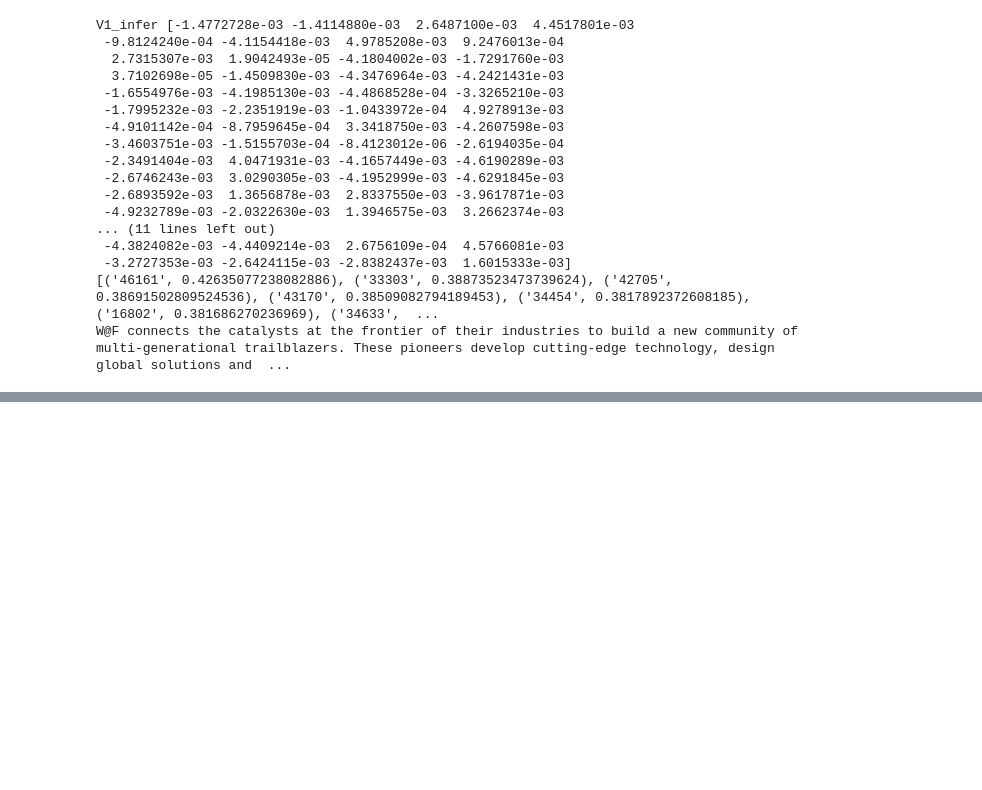
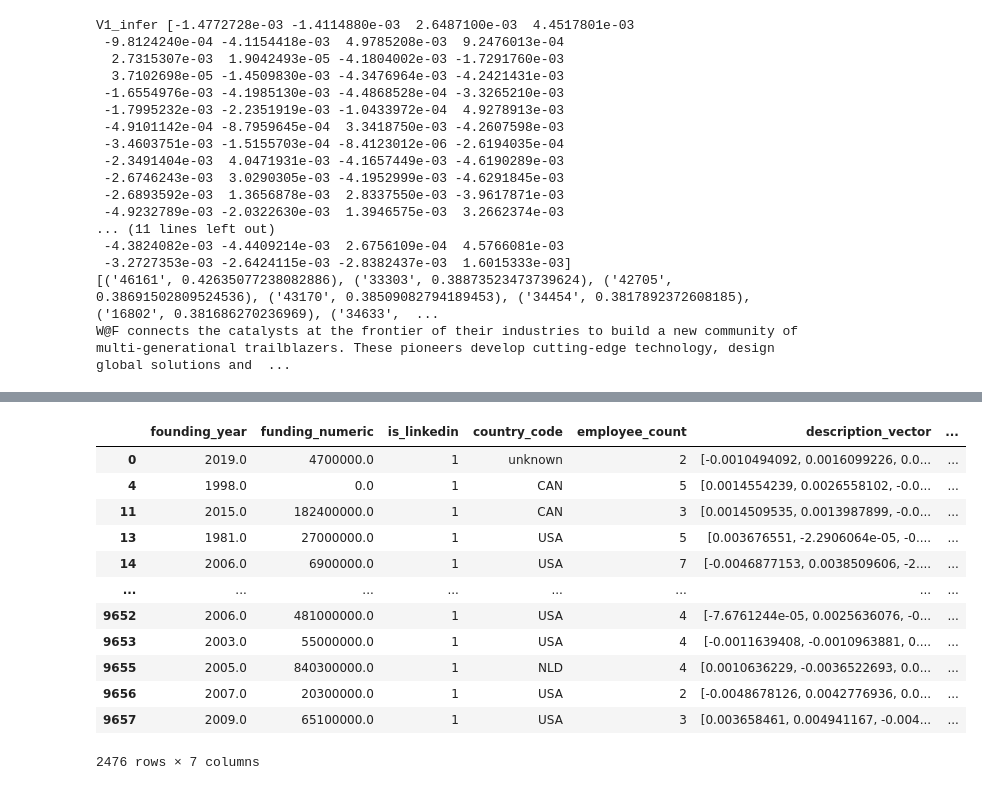
Before and after one commit to csynbiosys/dissertations-2021-info, a Jupyter notebook: kasturi_mitra_find/classification/preprocessing_for_classification.ipynb, the cells around one changed output, grey strips where cells are left out. Cells and saved outputs as stored; diff of their text form; code cells hidden in the pictures; blank space fills up the shorter version.

```diff
--- a/kasturi_mitra_find/classification/preprocessing_for_classification.ipynb
+++ b/kasturi_mitra_find/classification/preprocessing_for_classification.ipynb
@@ -137,16 +271,16 @@ W@F connects the catalysts at the frontier of their industries to build a new co
 model= Doc2Vec.load("d2v.model")
 # %%
 # create new column to store vectors
-corepo_orgs['description_vector'] = None
+corepo_preprocessed['description_vector'] = None
 # force convert description column to string
-corepo_orgs['description'] = corepo_orgs['description'].astype(str)
+corepo_preprocessed['description'] = corepo_orgs['description'].astype(str)
 # %%
-for i in range(0, len(corepo_orgs)):
+for i in range(0, len(corepo_preprocessed)):
     print(i, end=' ')
-    text = corepo_orgs.iloc[i]['description']
+    text = corepo_preprocessed.iloc[i]['description']
     text = ' '.join(text.split()).lower()
     vector = model.infer_vector(test_data)
-    corepo_orgs['description_vector'].iloc[i] = vector
+    corepo_preprocessed['description_vector'].iloc[i] = vector
 # %% [output]
 0 1 2 3 4 5 6 7 8 9 10 11 12 13 14 15 16 17 18 19 20 21 22 23 24 25 26 27 28 29 30 31 32 33 34 35 36 37 38 39 40 41 42 43 44 45 46 47 48 49 50 51 52 53 54 55 56 57 58 59 60 61 62 63 64 65 66 67 68 69  ...
 A value is trying to be set on a copy of a slice from a DataFrame
@@ -201,0 +291,2 @@ KeyboardInterrupt:
+# %%
+corepo_preprocessed = corepo_preprocessed.drop(columns=['description'])
@@ -201,0 +297,6 @@ KeyboardInterrupt:
+# %%
+corepo_preprocessed['startup'] = corepo_orgs['last_funding_type']
+corepo_preprocessed = corepo_preprocessed[corepo_preprocessed['startup'].notnull()]
+corepo_preprocessed['startup'] = corepo_orgs['last_funding_type'].isin(['series_a', 'angel', 'seed', 'pre_seed'])
+# corepo_preprocessed['startup']
+corepo_preprocessed['startup']
@@ -201,0 +316,16 @@ KeyboardInterrupt:
+# %%
+corepo_preprocessed
+# %% [output]
+|  | founding_year | funding_numeric | is_linkedin | country_code | employee_count | description_vector | ... |
+| 0 | 2019.0 | 4700000.0 | 1 | unknown | 2 | [-0.0010494092, 0.0016099226, 0.0... | ... |
+| 4 | 1998.0 | 0.0 | 1 | CAN | 5 | [0.0014554239, 0.0026558102, -0.0... | ... |
+| 11 | 2015.0 | 182400000.0 | 1 | CAN | 3 | [0.0014509535, 0.0013987899, -0.0... | ... |
+| 13 | 1981.0 | 27000000.0 | 1 | USA | 5 | [0.003676551, -2.2906064e-05, -0.... | ... |
+| 14 | 2006.0 | 6900000.0 | 1 | USA | 7 | [-0.0046877153, 0.0038509606, -2.... | ... |
+| ... | ... | ... | ... | ... | ... | ... | ... |
+| 9652 | 2006.0 | 481000000.0 | 1 | USA | 4 | [-7.6761244e-05, 0.0025636076, -0... | ... |
+| 9653 | 2003.0 | 55000000.0 | 1 | USA | 4 | [-0.0011639408, -0.0010963881, 0.... | ... |
+| 9655 | 2005.0 | 840300000.0 | 1 | NLD | 4 | [0.0010636229, -0.0036522693, 0.0... | ... |
+| 9656 | 2007.0 | 20300000.0 | 1 | USA | 2 | [-0.0048678126, 0.0042776936, 0.0... | ... |
+| 9657 | 2009.0 | 65100000.0 | 1 | USA | 3 | [0.003658461, 0.004941167, -0.004... | ... |
+2476 rows × 7 columns
```
Also changed, not shown: parts of 24 cells of this notebook, 2 other files.
